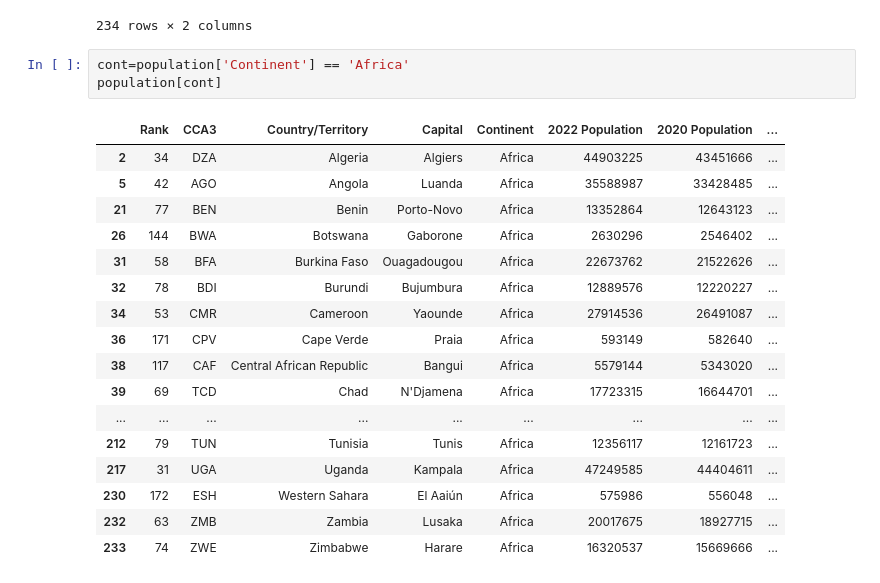
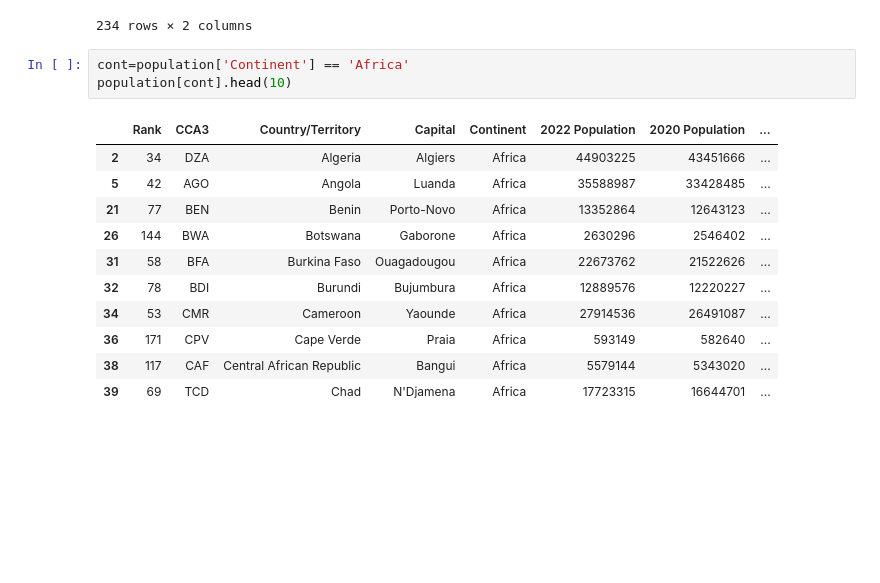
Before and after one commit to PablomxH/Population-Data-Analysis-Using-Python, a Jupyter notebook: analysis.ipynb, the cells around one changed output. Cells and saved outputs as stored; diff of their text form; blank space fills up the shorter version.

```diff
--- a/analysis.ipynb
+++ b/analysis.ipynb
@@ -307,23 +292,17 @@ population.groupby(['Continent','Country/Territory']).agg({'Area (km²)':'sum','
 234 rows × 2 columns
 # %%
 cont=population['Continent'] == 'Africa'
-population[cont]
+population[cont].head(10)
 # %% [output]
 |  | Rank | CCA3 | Country/Territory | Capital | Continent | 2022 Population | 2020 Population | ... |
 | 2 | 34 | DZA | Algeria | Algiers | Africa | 44903225 | 43451666 | ... |
 | 5 | 42 | AGO | Angola | Luanda | Africa | 35588987 | 33428485 | ... |
 | 21 | 77 | BEN | Benin | Porto-Novo | Africa | 13352864 | 12643123 | ... |
 | 26 | 144 | BWA | Botswana | Gaborone | Africa | 2630296 | 2546402 | ... |
 | 31 | 58 | BFA | Burkina Faso | Ouagadougou | Africa | 22673762 | 21522626 | ... |
 | 32 | 78 | BDI | Burundi | Bujumbura | Africa | 12889576 | 12220227 | ... |
 | 34 | 53 | CMR | Cameroon | Yaounde | Africa | 27914536 | 26491087 | ... |
 | 36 | 171 | CPV | Cape Verde | Praia | Africa | 593149 | 582640 | ... |
 | 38 | 117 | CAF | Central African Republic | Bangui | Africa | 5579144 | 5343020 | ... |
 | 39 | 69 | TCD | Chad | N'Djamena | Africa | 17723315 | 16644701 | ... |
-| ... | ... | ... | ... | ... | ... | ... | ... | ... |
-| 212 | 79 | TUN | Tunisia | Tunis | Africa | 12356117 | 12161723 | ... |
-| 217 | 31 | UGA | Uganda | Kampala | Africa | 47249585 | 44404611 | ... |
-| 230 | 172 | ESH | Western Sahara | El Aaiún | Africa | 575986 | 556048 | ... |
-| 232 | 63 | ZMB | Zambia | Lusaka | Africa | 20017675 | 18927715 | ... |
-| 233 | 74 | ZWE | Zimbabwe | Harare | Africa | 16320537 | 15669666 | ... |
 # %%
```
Also changed, not shown: parts of 4 cells of this notebook.
